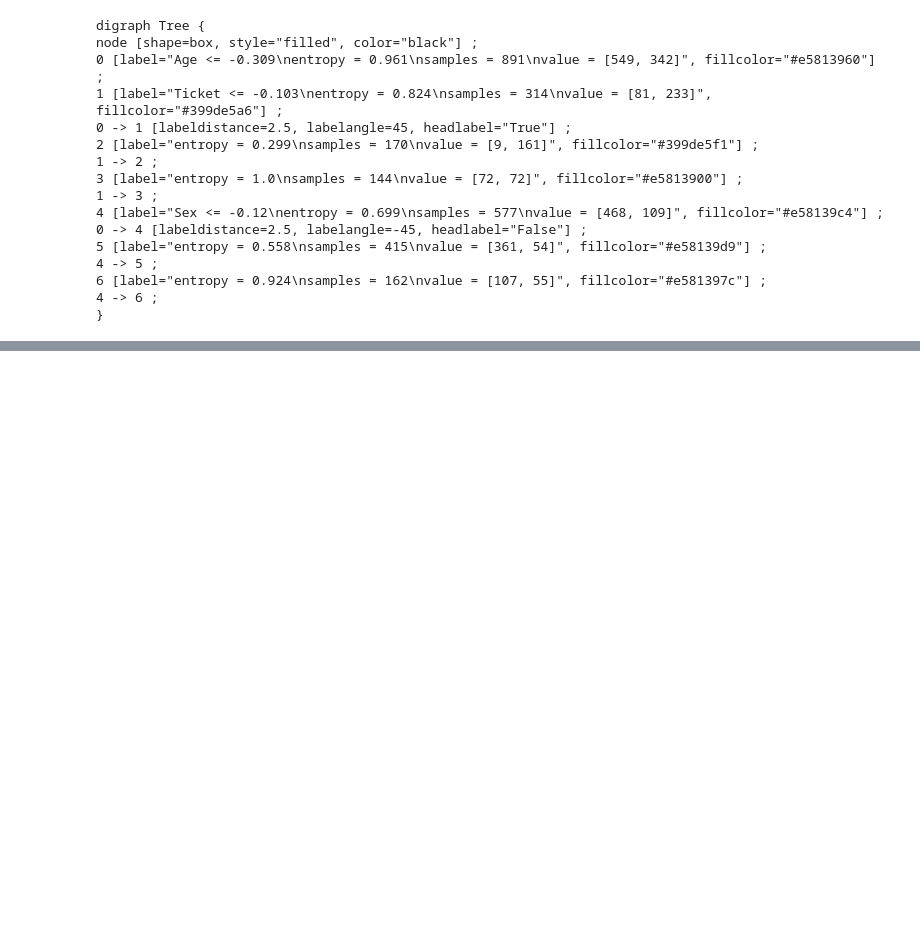
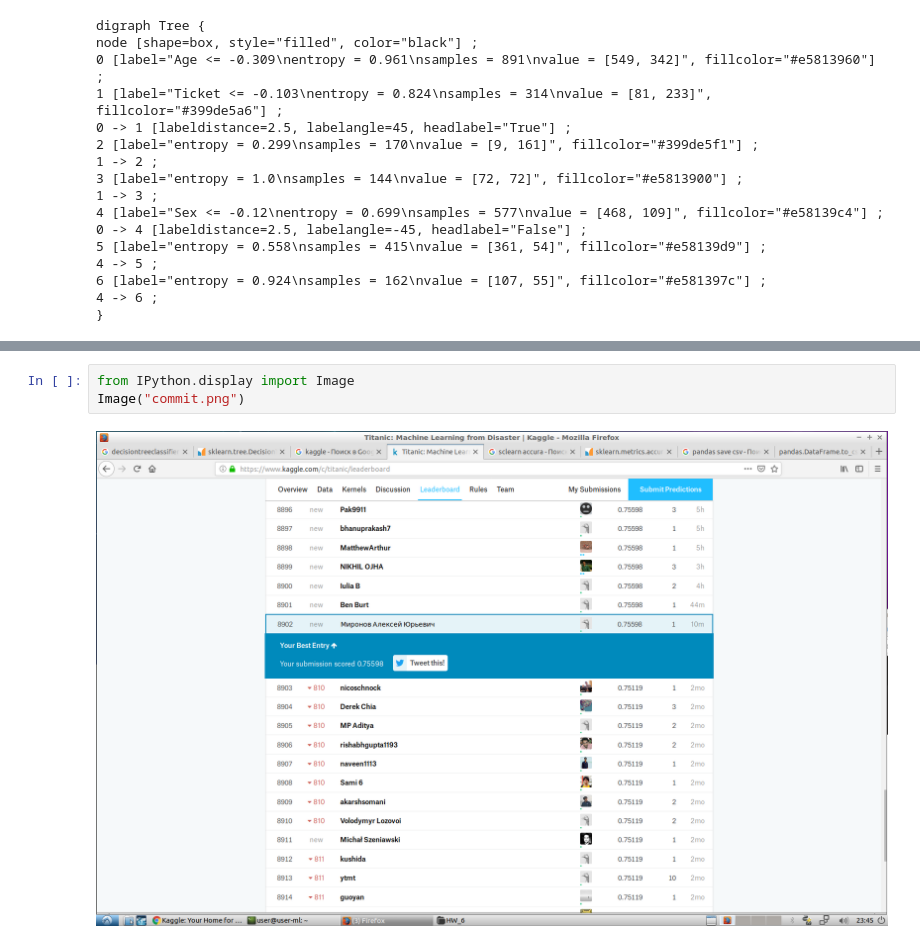
Before and after one commit to MirAlexey/netology-ds, a Jupyter notebook: HW_6/6 homework.ipynb, the cells around one changed output, grey strips where cells are left out. Drawn from its saved outputs; the diff is of its cells as text; blank space fills up the shorter version.

```diff
--- a/HW_6/6 homework.ipynb
+++ b/HW_6/6 homework.ipynb
@@ -195,0 +192,5 @@ node [shape=box, style="filled", color="black"] ;
+# %%
+from IPython.display import Image
+Image("commit.png")
+# %% [output]
+[figure, added]
```
Also changed, not shown: parts of 3 cells of this notebook.
